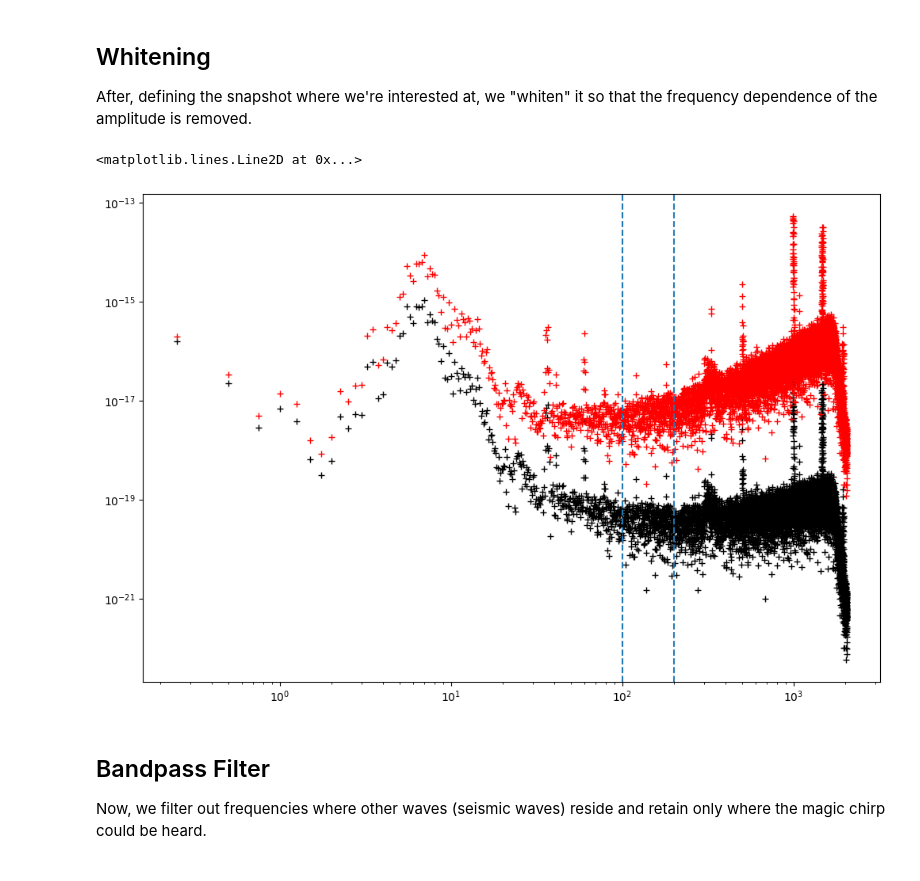
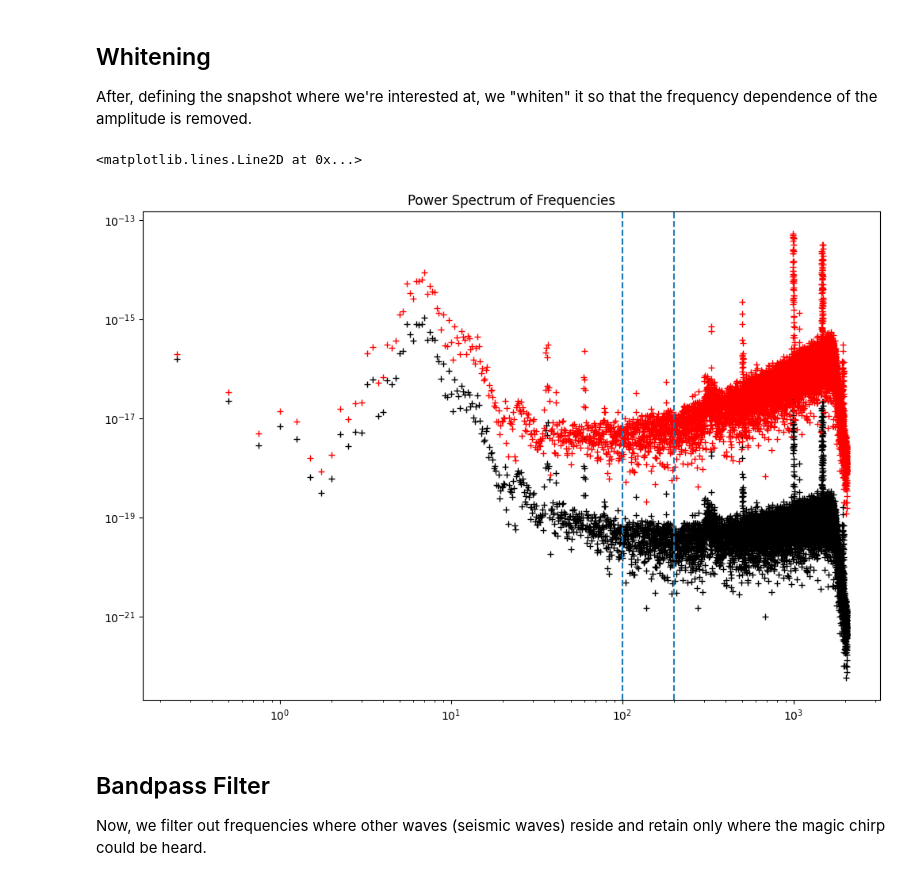
Before and after one commit to quarkslovesfields/App-Physics-157, a Jupyter notebook: Lab05-Signal_Processing.ipynb, the cells around one changed output. Saved outputs shown, nothing was run; the diff lists cells and outputs as text; code cells hidden in the pictures.

```diff
--- a/Lab05-Signal_Processing.ipynb
+++ b/Lab05-Signal_Processing.ipynb
@@ -134,19 +142,20 @@ After, defining the snapshot where we're interested at, we "whiten" it so that t
 # %%
 ## THIS NOTEBOOK'S SECTION START HERE
 # Illustrate whitening by multiplying with the FT with f. Try
 # plotting on a separate log-log plot first to see that the original
 # signal is indeed 1/f-like and that it can be "whitened"
 plt.figure(figsize=(12, 8))
+plt.title("Power Spectrum of Frequencies")
 plt.plot(raw_gw_freq, np.abs(raw_gw_ft), "k+")
 plt.plot(raw_gw_freq, np.abs(raw_gw_ft/(1/(1+raw_gw_freq))), "r+")
 # plt.set_xscale(xscale="log", yscale="log")
 plt.xscale("log")
 plt.yscale("log")
 plt.axvline(100, linestyle="--")
 plt.axvline(200, linestyle="--")
 # %% [output]
 <matplotlib.lines.Line2D at 0x...>
-[figure, old version]
+[figure, new version]
 # %% [markdown]
 ## Bandpass Filter
 Now, we filter out frequencies where other waves (seismic waves) reside and retain only where the magic chirp could be heard.
```
Also changed, not shown: parts of 10 cells of this notebook.
